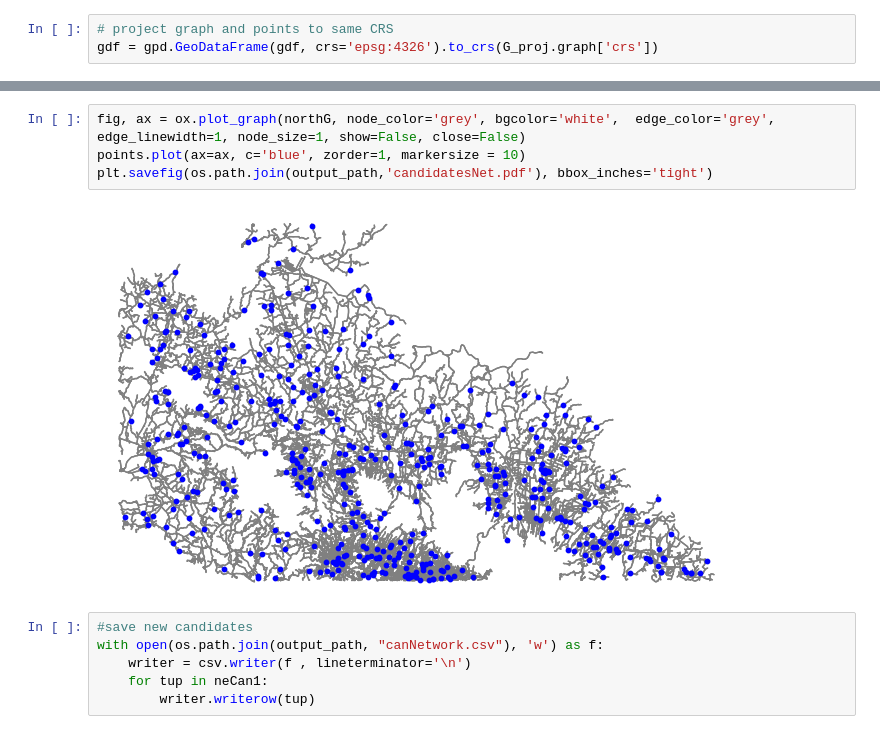
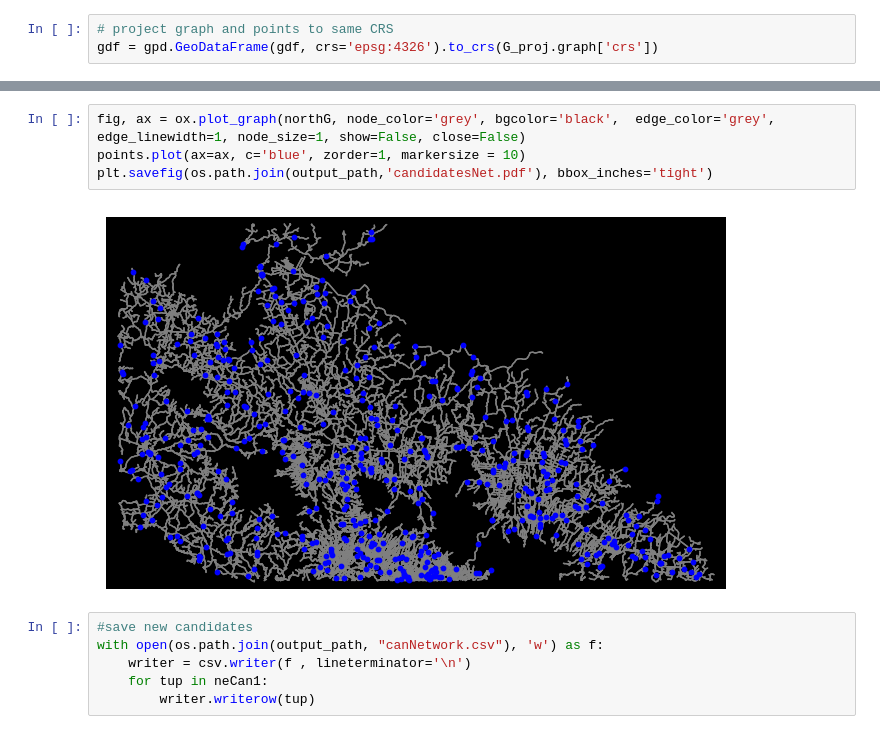
Before and after one commit to isaldiviagonzatti/MscThesis, a Jupyter notebook: FLP/code/candidatesGrid.ipynb, the cells around one changed output, grey strips where cells are left out. Cells and saved outputs as stored; diff of their text form.

```diff
--- a/FLP/code/candidatesGrid.ipynb
+++ b/FLP/code/candidatesGrid.ipynb
@@ -196,9 +196,9 @@ plt.show()
 # %%
-fig, ax = ox.plot_graph(northG, node_color='grey', bgcolor='white',  edge_color='grey', edge_linewidth=1, node_size=1, show=False, close=False)
+fig, ax = ox.plot_graph(northG, node_color='grey', bgcolor='black',  edge_color='grey', edge_linewidth=1, node_size=1, show=False, close=False)
 points.plot(ax=ax, c='blue', zorder=1, markersize = 10)
 plt.savefig(os.path.join(output_path,'candidatesNet.pdf'), bbox_inches='tight')
 # %% [output]
-[figure, old version]
+[figure, new version]
 # %%
 #save new candidates
 with open(os.path.join(output_path, "canNetwork.csv"), 'w') as f:
```
Also changed, not shown: parts of 3 cells of this notebook, 19 other files.
